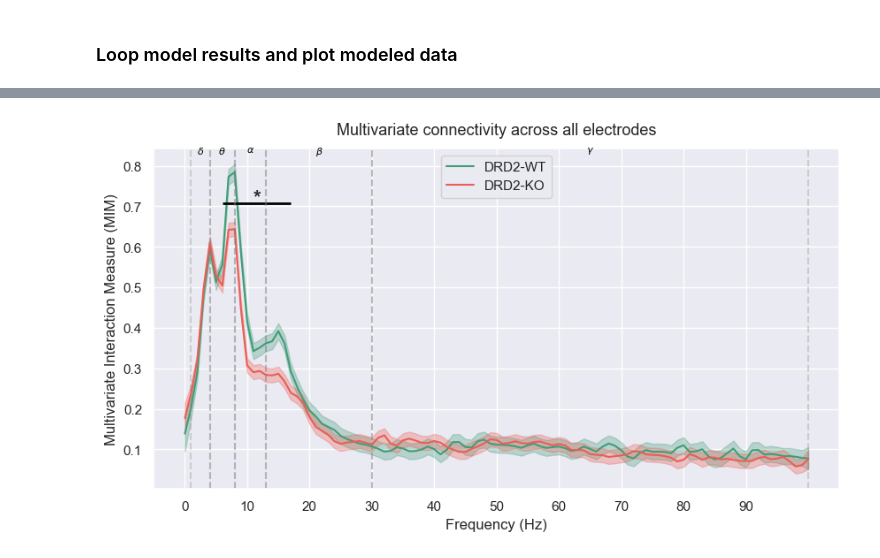
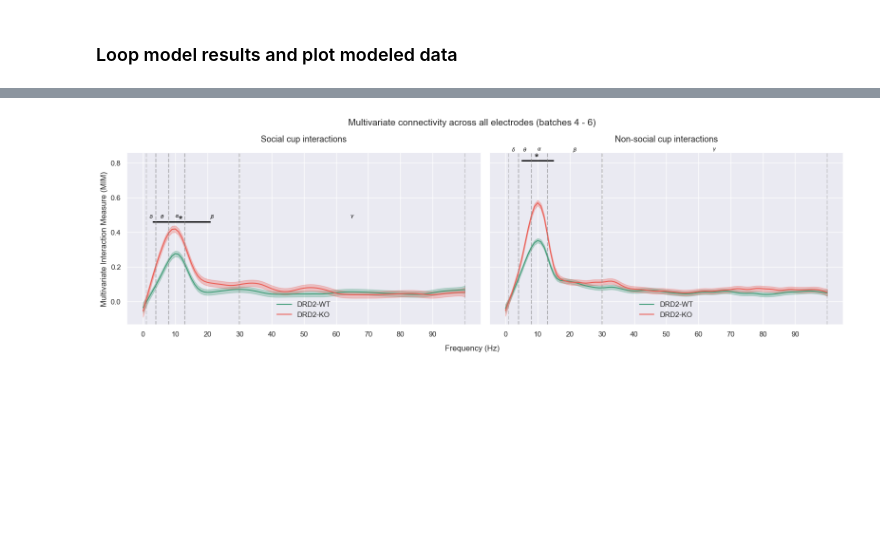
Before and after one commit to olledejong/rp2, a Jupyter notebook: three_chamber/sociability/gam_connectivity/gam_plotting.ipynb, the cells around one changed output, grey strips where cells are left out. Drawn from its saved outputs; the diff is of its cells as text; code cells hidden in the pictures; blank space fills up the shorter version.

```diff
--- a/three_chamber/sociability/gam_connectivity/gam_plotting.ipynb
+++ b/three_chamber/sociability/gam_connectivity/gam_plotting.ipynb
@@ -66,41 +70,83 @@ plots_folder = select_folder("Select the folder you wish to save plots to")
 # %%
 from settings_general import freq_bands_eeg
 
-pred_path = f"{model_results_path}/pred_resting_state_rest.xlsx"
-summary_path = f"{model_results_path}/summary_resting_state_rest.txt"
+fig, axs = plt.subplots(1, 2, figsize=(16, 5), sharey=True, sharex=True)
+axs = axs.ravel()
+
+# ADD NON-SOCIAL CUP AXIS
+
+pred_path = f"{model_results_path}/pred_3_chamber_sociability_social_cup.xlsx"
+summary_path = f"{model_results_path}/summary_3_chamber_sociability_social_cup.txt"
 
 df = pd.read_excel(pred_path)
 sig_win = parse_summary_significance(summary_path)
-
-fig, ax = plt.subplots(1, 1, figsize=(10, 5))
 
 genotype = df['genotype'].unique()
 
 # loop through genotypes
 for i, genotype in enumerate(genotype):
     # get the genotype data
     df_sub = df[df['genotype'] == genotype]
     # plot the line
-    ax.plot(df_sub['freqs'], df_sub['fit'], color=palette[genotype], label=genotype)
-    ax.fill_between(df_sub['freqs'], df_sub['fit'] + df_sub['CI'], df_sub['fit'] - df_sub['CI'], color=palette[genotype], alpha=0.3)
+    axs[0].plot(df_sub['freqs'], df_sub['fit'], color=palette[genotype], label=genotype)
+    axs[0].fill_between(df_sub['freqs'], df_sub['fit'] + df_sub['CI'], df_sub['fit'] - df_sub['CI'], color=palette[genotype], alpha=0.3)
 
-ax.set_xticks(np.arange(0, 100, 10))
-ax.set_xlabel('Frequency (Hz)')
-ax.set_ylabel('Multivariate Interaction Measure (MIM)')
-ax.set_title('Multivariate connectivity across all electrodes', fontsize=13, y=1.02)
-ax.legend(loc='best')
+axs[0].set_xticks(np.arange(0, 100, 10))
+axs[1].set_xlabel(None)
+axs[0].set_ylabel('Multivariate Interaction Measure (MIM)', x=1.2)
+axs[0].set_title('Social cup interactions', fontsize=13, y=1.04)
+axs[0].legend(loc='best', frameon=False)
 
-ymin = ax.get_ylim()[0]
+ymin = axs[0].get_ylim()[0]
 ymax = df_sub['fit'].max() + 0.1 * df_sub['fit'].max()
 for window in sig_win.itertuples():
-    ax.text(np.floor((window.from_freq + window.to_freq) / 2), ymax, '*', fontweight='bold', fontsize=16)
-    ax.hlines(ymax, xmin=window.from_freq, xmax=window.to_freq, color='black', linewidth=2)
+    axs[0].text(np.floor((window.from_freq + window.to_freq) / 2.0001), ymax * 0.99, '*', fontweight='bold', fontsize=16)
+    axs[0].hlines(ymax, xmin=window.from_freq, xmax=window.to_freq, color='black', linewidth=2)
 
 for band, (start, end) in freq_bands_eeg.items():
-    ax.axvline(x=start, color='gray', linestyle='--', alpha=0.3)
-    ax.axvline(x=end, color='gray', linestyle='--', alpha=0.3)
-    ax.text((start + end) / 2, ax.get_ylim()[1] * 1.01, band, horizontalalignment='center', verticalalignment='top', fontsize=8, color='black')
+    axs[0].axvline(x=start, color='gray', linestyle='--', alpha=0.3)
+    axs[0].axvline(x=end, color='gray', linestyle='--', alpha=0.3)
+    axs[0].text((start + end) / 2, axs[0].get_ylim()[1] * 1.04, band, horizontalalignment='center', verticalalignment='top', fontsize=8, color='black')
 
-save_figure(os.path.join(plots_folder, "gam_plot_all_electrodes.pdf"))
+
+# ADD SOCIAL CUP AXIS
+
+pred_path = f"{model_results_path}/pred_3_chamber_sociability_non-social_cup.xlsx"
+summary_path = f"{model_results_path}/summary_3_chamber_sociability_non-social_cup.txt"
+
+df = pd.read_excel(pred_path)
+sig_win = parse_summary_significance(summary_path)
+
+genotype = df['genotype'].unique()
+
+# loop through genotypes
+for i, genotype in enumerate(genotype):
+    # get the genotype data
+    df_sub = df[df['genotype'] == genotype]
+    # plot the line
+    axs[1].plot(df_sub['freqs'], df_sub['fit'], color=palette[genotype], label=genotype)
+    axs[1].fill_between(df_sub['freqs'], df_sub['fit'] + df_sub['CI'], df_sub['fit'] - df_sub['CI'], color=palette[genotype], alpha=0.3)
+
+axs[1].set_xticks(np.arange(0, 100, 10))
+axs[1].set_xlabel(None)
+axs[1].set_ylabel(None)
+axs[1].set_title('Non-social cup interactions', fontsize=13, y=1.04)
+axs[1].legend(loc='best', frameon=False)
+
+ymin = axs[1].get_ylim()[0]
+ymax = df_sub['fit'].max() + 0.1 * df_sub['fit'].max()
+for window in sig_win.itertuples():
+    axs[1].text(np.floor((window.from_freq + window.to_freq) / 2.0001), ymax * 1.3, '*', fontweight='bold', fontsize=16)
+    axs[1].hlines(ymax * 1.3, xmin=window.from_freq, xmax=window.to_freq, color='black', linewidth=2)
+
+for band, (start, end) in freq_bands_eeg.items():
+    axs[1].axvline(x=start, color='gray', linestyle='--', alpha=0.3)
+    axs[1].axvline(x=end, color='gray', linestyle='--', alpha=0.3)
+    axs[1].text((start + end) / 2, axs[1].get_ylim()[1] * 1.04, band, horizontalalignment='center', verticalalignment='top', fontsize=8, color='black')
+
+fig.text(0.5, -0.01, 'Frequency (Hz)', ha='center', va='center', fontsize=12)
+plt.suptitle('Multivariate connectivity across all electrodes (batches 4 - 6)', fontsize=14, y=0.96)
+plt.tight_layout()
+save_figure(os.path.join(plots_folder, "gam_plot_dmn_electrodes_batches4-6_combined.pdf"))
 # %% [output]
-[figure, old version]
+[figure, new version]
```
Also changed, not shown: parts of 3 cells of this notebook, 6 other files.
